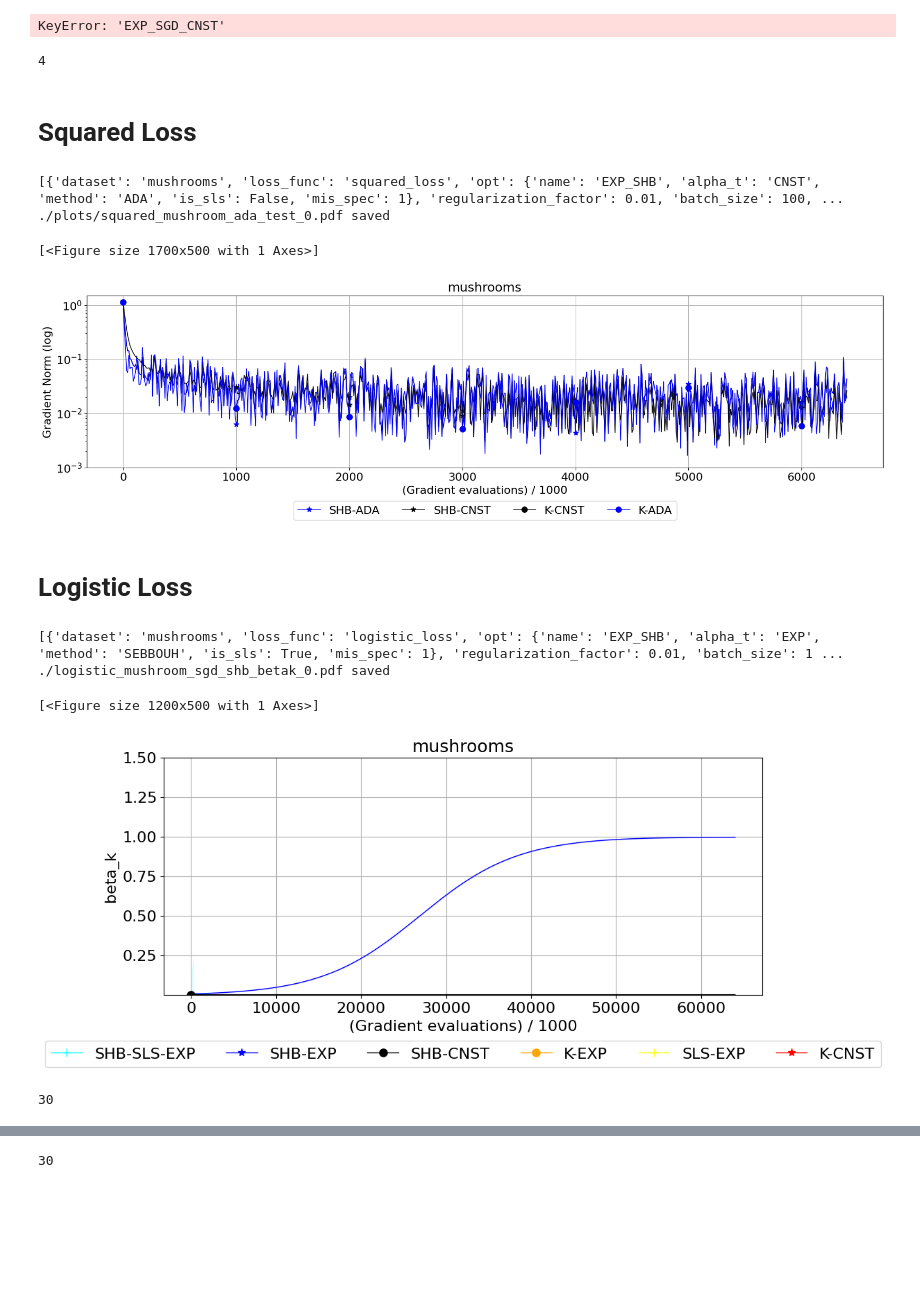
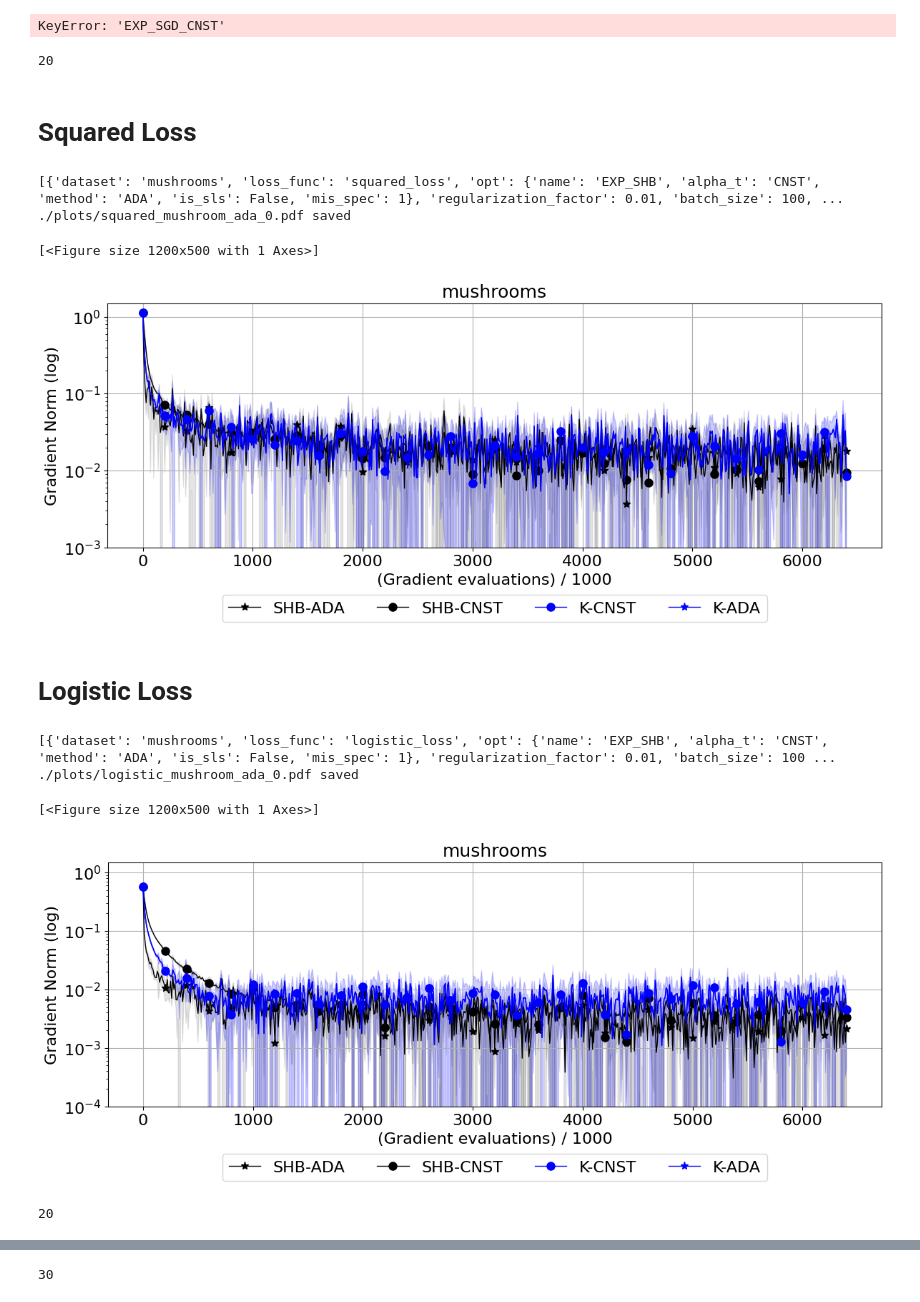
Before and after one commit to anh-dang/expsls, a Jupyter notebook: results.ipynb, the cells around one changed output, grey strips where cells are left out. Drawn from its saved outputs; the diff is of its cells as text; code cells hidden in the pictures; blank space fills up the shorter version.

```diff
--- a/results.ipynb
+++ b/results.ipynb
@@ -33,6 +33,8 @@ savedir_mushroom_sgd_shb_cnst = base + 'output_mushroom_sgd_shb_cnst'
 savedir_ijcnn_sgd_shb_cnst = base + 'output_ijcnn_sgd_shb_cnst'
 savedir_rcv1_sgd_shb_cnst = base + 'output_rcv1_sgd_shb_cnst'
 savedir_mushroom_ada_test = base + 'output_mushroom_ada_test'
+savedir_mushroom_ada = base + 'output_mushroom_ada'
+savedir_ijcnn_ada = base + 'output_ijcnn_ada'
 
 exp_config_fname = './exp_configs.py'
 
@@ -126,15 +121,15 @@ def form_exp_list(exp_groups, exp_config_fname):
 
 
 markersize = 8
-markevery = 100
+markevery = 20
 linewidth = 1
 styles = {}
 
 styles['SHB_CNST_SEBBOUH'] = {'label':'SHB-CNST',  'color':'black',
-                         'markersize':markersize, 'marker':'*',
+                         'markersize':markersize, 'marker':'o',
                            'linewidth': linewidth,
                      'markevery':markevery }
-styles['SHB_CNST_ADA'] = {'label':'SHB-ADA',  'color':'blue',
+styles['SHB_CNST_ADA'] = {'label':'SHB-ADA',  'color':'black',
                          'markersize':markersize, 'marker':'*',
                            'linewidth': linewidth,
                      'markevery':markevery }
@@ -143,12 +138,12 @@ styles['SHB_CNST_ADA'] = {'label':'SHB-ADA',  'color':'blue',
 #                            'linewidth': linewidth,
 #                      'markevery':markevery }
 
-styles['SGD_CNST'] = {'label':'K-CNST',  'color':'black',
+styles['SGD_CNST'] = {'label':'K-CNST',  'color':'blue',
                          'markersize':markersize, 'marker':'o',
                            'linewidth': linewidth,
                      'markevery':markevery }
 styles['SGD_CNST_ADA'] = {'label':'K-ADA',  'color':'blue',
-                         'markersize':markersize, 'marker':'o',
+                         'markersize':markersize, 'marker':'*',
                            'linewidth': linewidth,
                      'markevery':markevery }
 # styles['EXP_SGD_CNST_THREE_FOURTH'] = {'label':'K-CNST-THREE-FOURTH',  'color':'red',
@@ -334,14 +329,14 @@ for loss_func,loss in [("squared_loss","squared"),("logistic_loss","logistic")]:
 
 print(len(hr.filter_exp_list(loss_exp_dict["squared_loss"], filterby_list=combined_filter_dict["squared_loss"], verbose=0)  )  )
 # %% [output]
-4
+20
 # %% [markdown]
 # Squared Loss
 # %%
 show_legend_all=None
 rm = hr.ResultManager(
                     exp_list= loss_exp_dict["squared_loss"],
-                    savedir_base=savedir_mushroom_ada_test,
+                    savedir_base=savedir_mushroom_ada,
                     filterby_list=combined_filter_dict["squared_loss"],
                     verbose= 0
                      )
@@ -354,45 +349,45 @@ rm.get_plot_all(
     y_metric_list =  ['grad_norm'],
     x_metric='itr',
     legend_list=['opt.name'],
     title_list = ['dataset'],
     groupby_list = ['dataset', 'model'],
     log_metric_list = ["grad_norm"],
     legend_fontsize=16,
      x_fontsize=16,
      y_fontsize=16,
      xtick_fontsize=16,
      ytick_fontsize=16,
      title_fontsize=18,
 
      ylim_list=[
                  [(10**(-3), 1.5)]],# (10**(-3), 24), (10**(-3.1), 10**(-.8))]],
 
     map_ylabel_list=[{'train_loss':'Train loss'},
                      {'val_acc':'Validation accuracy'},
                      {'grad_norm': 'Gradient Norm'},
                      {'alpha_k': 'alpha_k'},
                      {'beta_k': 'beta_k'},
                      {'n_grad_evals': 'Number of stochastic gradient evaluations'}],
     map_xlabel_list=[{'itr': '(Gradient evaluations) / 1000'}],
-                figsize=(17,5),
+                figsize=(12,5),
     plot_confidence=True,
      legend_kwargs={'bbox_to_anchor':[0.5, -0.25],
                            'borderaxespad':0.,
                            'ncol':7,'loc':'center'},
-    savedir_plots='./plots/squared_mushroom_ada_test'
+    savedir_plots='./plots/squared_mushroom_ada'
             )
 # %% [output]
 [{'dataset': 'mushrooms', 'loss_func': 'squared_loss', 'opt': {'name': 'EXP_SHB', 'alpha_t': 'CNST', 'method': 'ADA', 'is_sls': False, 'mis_spec': 1}, 'regularization_factor': 0.01, 'batch_size': 100, ...
-./plots/squared_mushroom_ada_test_0.pdf saved
+./plots/squared_mushroom_ada_0.pdf saved
-[<Figure size 1700x500 with 1 Axes>]
+[<Figure size 1200x500 with 1 Axes>]
-[figure, old version]
+[figure, new version]
 # %% [markdown]
 # Logistic Loss
 # %%
 show_legend_all=None
 rm = hr.ResultManager(
                     exp_list= loss_exp_dict["logistic_loss"],
-                    savedir_base=savedir_mushroom_sgd_shb,
+                    savedir_base=savedir_mushroom_ada,
                     filterby_list=combined_filter_dict["logistic_loss"],
                     verbose= 0
                      )
@@ -404,7 +399,7 @@ rm.get_plot_all(
     order='metrics_by_groups',
     show_legend_all=show_legend_all,
     legend_last_row_only=True,
-    y_metric_list =  ['beta_k'],
+    y_metric_list =  ['grad_norm'],
     x_metric='itr',
     legend_list=['opt.name'],
     title_list = ['dataset'],
@@ -417,7 +412,7 @@ rm.get_plot_all(
      ytick_fontsize=16,
      title_fontsize=18,
       ylim_list=[
-                 [(10**(-6), 1.5)]],#, (10**(-3.3), 10**(-0.1)), (10**(-3.6), 10**(-1))]],
+                 [(10**(-4), 1.5)]],#, (10**(-3.3), 10**(-0.1)), (10**(-3.6), 10**(-1))]],
     map_ylabel_list=[{'train_loss':'Train loss'},
                      {'val_acc':'Validation accuracy'},
                      {'grad_norm': 'Gradient Norm'},
@@ -428,13 +423,13 @@ rm.get_plot_all(
                 figsize=(12,5),
     plot_confidence=True,
      legend_kwargs={'bbox_to_anchor':[0.5, -0.25], 'ncol':7, 'loc':'center'},
-    savedir_plots='./logistic_mushroom_sgd_shb_betak'
+    savedir_plots='./plots/logistic_mushroom_ada'
             )
 # %% [output]
-[{'dataset': 'mushrooms', 'loss_func': 'logistic_loss', 'opt': {'name': 'EXP_SHB', 'alpha_t': 'EXP', 'method': 'SEBBOUH', 'is_sls': True, 'mis_spec': 1}, 'regularization_factor': 0.01, 'batch_size': 1 ...
-./logistic_mushroom_sgd_shb_betak_0.pdf saved
+[{'dataset': 'mushrooms', 'loss_func': 'logistic_loss', 'opt': {'name': 'EXP_SHB', 'alpha_t': 'CNST', 'method': 'ADA', 'is_sls': False, 'mis_spec': 1}, 'regularization_factor': 0.01, 'batch_size': 100 ...
+./plots/logistic_mushroom_ada_0.pdf saved
 [<Figure size 1200x500 with 1 Axes>]
-[figure, old version]
+[figure, new version]
 # %%
 datasets = ["ijcnn"]
 exp_groups = []
@@ -457,29 +452,36 @@ for loss_func,loss in [("squared_loss","squared"),("logistic_loss","logistic")]:
     filtered_best_exp_list=[]
 
     for alpha_t in ["CNST"]:
-        for batch_size in [-1,-2,-4./3]:
+#         for batch_size in [-1,-2,-4./3]:
+#         for is_ADA in [True,False]:
             filtered_best_exp_list += [
-                ({'batch_size': batch_size,
-                  'opt':{'name':'EXP_SGD','alpha_t':alpha_t, "is_sls":False },
+                ({
+                  'opt':{'name':'EXP_SGD','alpha_t':alpha_t, "is_sls":False , 'is_ADA':False},
                     "loss_func":loss_func},
-                   {'style':styles["EXP_SGD_"+alpha_t+"_"+batch_sizes[batch_size]]})]
+                   {'style':styles["SGD_"+alpha_t]})]
 
 #     filtered_best_exp_list +=[
 #             ({'opt':{'name':'EXP_SGD',"is_sls":True },
 #                 "loss_func":loss_func},
 #                {'style':styles["EXP_SLS_DECR"]})]
+    filtered_best_exp_list += [
+                ({
+                  'opt':{'name':'EXP_SGD','alpha_t':alpha_t, "is_sls":False , 'is_ADA':True},
+                    "loss_func":loss_func},
+                   {'style':styles["SGD_CNST_ADA"]})]
 
 #     for alpha_t in ["CNST","EXP"]:
     for alpha_t in ["CNST"]:
 #         for method in ['SEBBOUH', 'POLYAK', 'GHADIMI', 'WANG21', 'WANG22']:
-        for method in ['WANG22']:
+        for method in ['SEBBOUH', 'ADA']:
 #             for misspec in [1,100]:
-            for batch_size in [-1,-2,-4./3]:
+#             for batch_size in [-1,-2,-4./3]:
                 filtered_best_exp_list += [
-                    ({'batch_size': batch_size,
+                    ({
                       'opt':{'name':'EXP_SHB','alpha_t':alpha_t,'method':method, "is_sls":False},
                         "loss_func":loss_func},
-                       {'style':styles["SHB_"+alpha_t+"_"+method+"_"+batch_sizes[batch_size]]})]
+                       {'style':styles["SHB_"+alpha_t+"_"+method]})]
+
 
     combined_filter_dict[loss_func]=filtered_best_exp_list
 
@@ -522,7 +524,7 @@ print(len(hr.filter_exp_list(loss_exp_dict["squared_loss"], filterby_list=combin
 # # print(loss_exp_dict["squared_loss"])
 # print(len(hr.filter_exp_list(loss_exp_dict["logistic_loss"], filterby_list=combined_filter_dict["logistic_loss"], verbose=0)  )  )
 # %% [output]
-30
+20
 # %%
 
 show_legend_all=None
```
Also changed, not shown: parts of 3 cells of this notebook, 4 other files.
